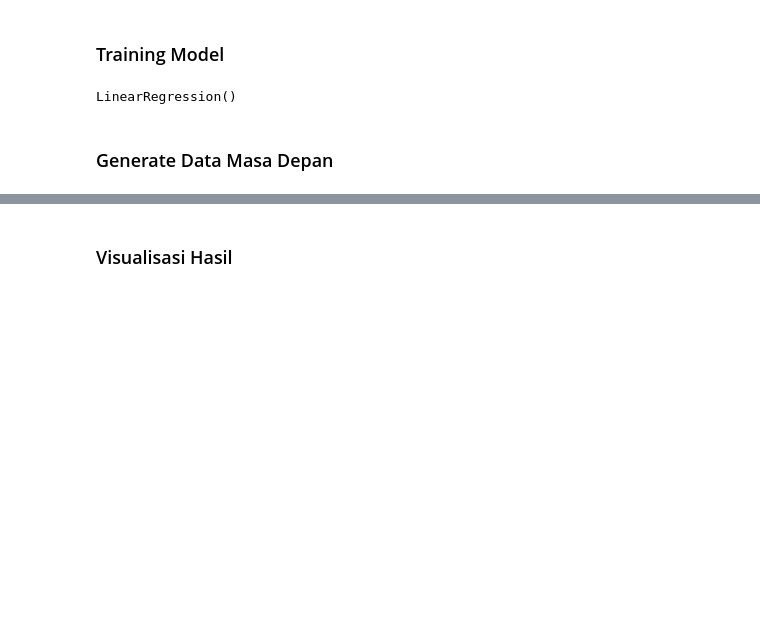
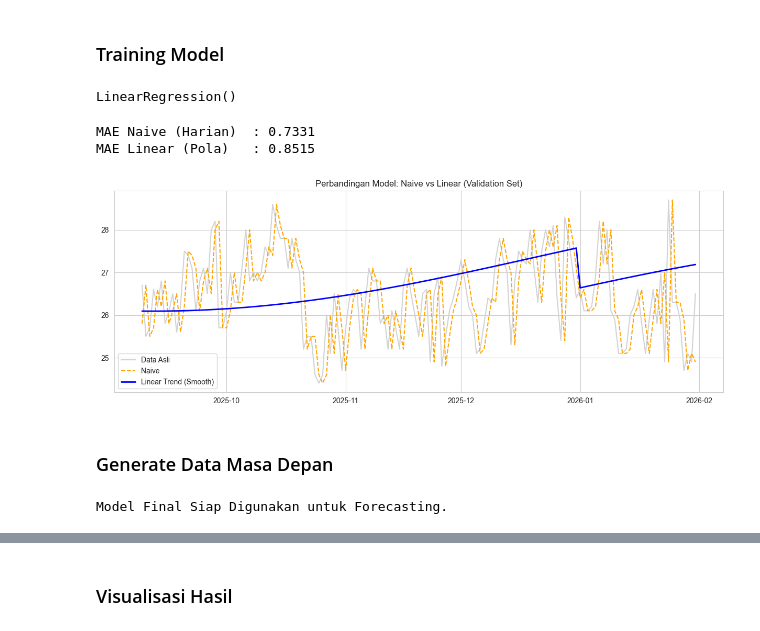
Before and after one commit to Ndraa-44/uas_datscie_prediksi, a Jupyter notebook: uas_datscie_implementation.ipynb, the cells around one changed output, grey strips where cells are left out. Cells and saved outputs as stored; diff of their text form; code cells hidden in the pictures; blank space fills up the shorter version.

```diff
--- a/uas_datscie_implementation.ipynb
+++ b/uas_datscie_implementation.ipynb
@@ -527,5 +520,75 @@ model_lr_season = LinearRegression()
 model_lr_season.fit(x, y)
 # %% [output]
 LinearRegression()
+# %%
+# ==============================================================================
+# EVALUASI: NAIVE VS LINEAR REGRESSION (SMOOTH)
+# ==============================================================================
+
+# 1. Split Data (80% Train, 20% Test)
+train_size = int(len(df_forecast) * 0.8)
+train = df_forecast.iloc[:train_size]
+test = df_forecast.iloc[train_size:]
+
+# 2. Define Fitur & Target
+features = ['day_of_year', 'sin_day', 'cos_day']
+target = 'TAVG'
+
+x_train, y_train = train[features], train[target]
+x_test, y_test = test[features], test[target]
+
+# 3. Train Linear Regression
+model_lr = LinearRegression()
+model_lr.fit(x_train, y_train)
+
+# 4. Prediksi & Alignment
+# Linear Prediction
+y_pred_lr = model_lr.predict(x_test)
+
+# Naive Prediction (Shift 1)
+y_pred_naive = test[target].shift(1)
+
+# Potong baris pertama di semua data (karena Naive menghasilkan NaN di awal)
+y_test_final = y_test.iloc[1:]
+y_pred_lr_final = y_pred_lr[1:]
+y_pred_naive_final = y_pred_naive.iloc[1:]
+
+# 5. Hitung Error
+mae_lr = mean_absolute_error(y_test_final, y_pred_lr_final)
+mae_naive = mean_absolute_error(y_test_final, y_pred_naive_final)
+
+print(f"MAE Naive (Harian)  : {mae_naive:.4f}")
+print(f"MAE Linear (Pola)   : {mae_lr:.4f}")
+
+# Visualisasi Perbandingan
+plt.figure(figsize=(15, 5))
+plt.plot(y_test_final.index, y_test_final, label='Data Asli', color='lightgray')
+plt.plot(y_test_final.index, y_pred_naive_final, label='Naive', linestyle='--', color='orange')
+plt.plot(y_test_final.index, y_pred_lr_final, label='Linear Trend (Smooth)', color='blue', linewidth=2)
+plt.title('Perbandingan Model: Naive vs Linear (Validation Set)')
+plt.legend()
+plt.show()
+# %% [output]
+MAE Naive (Harian)  : 0.7331
+MAE Linear (Pola)   : 0.8515
+[figure, added]
 # %% [markdown]
 ### Generate Data Masa Depan
+# %%
+# ==============================================================================
+# FINAL TRAINING (SEMUA DATA)
+# ==============================================================================
+
+# Kita latih ulang model menggunakan SELURUH data (Train + Test)
+# Supaya model punya informasi terbaru sampai hari ini
+
+x_full = df_forecast[features]
+y_full = df_forecast[target]
+
+model_final = LinearRegression()
+model_final.fit(x_full, y_full)
+
+
+print("Model Final Siap Digunakan untuk Forecasting.")
+# %% [output]
+Model Final Siap Digunakan untuk Forecasting.
```
Also changed, not shown: parts of 11 cells of this notebook.
